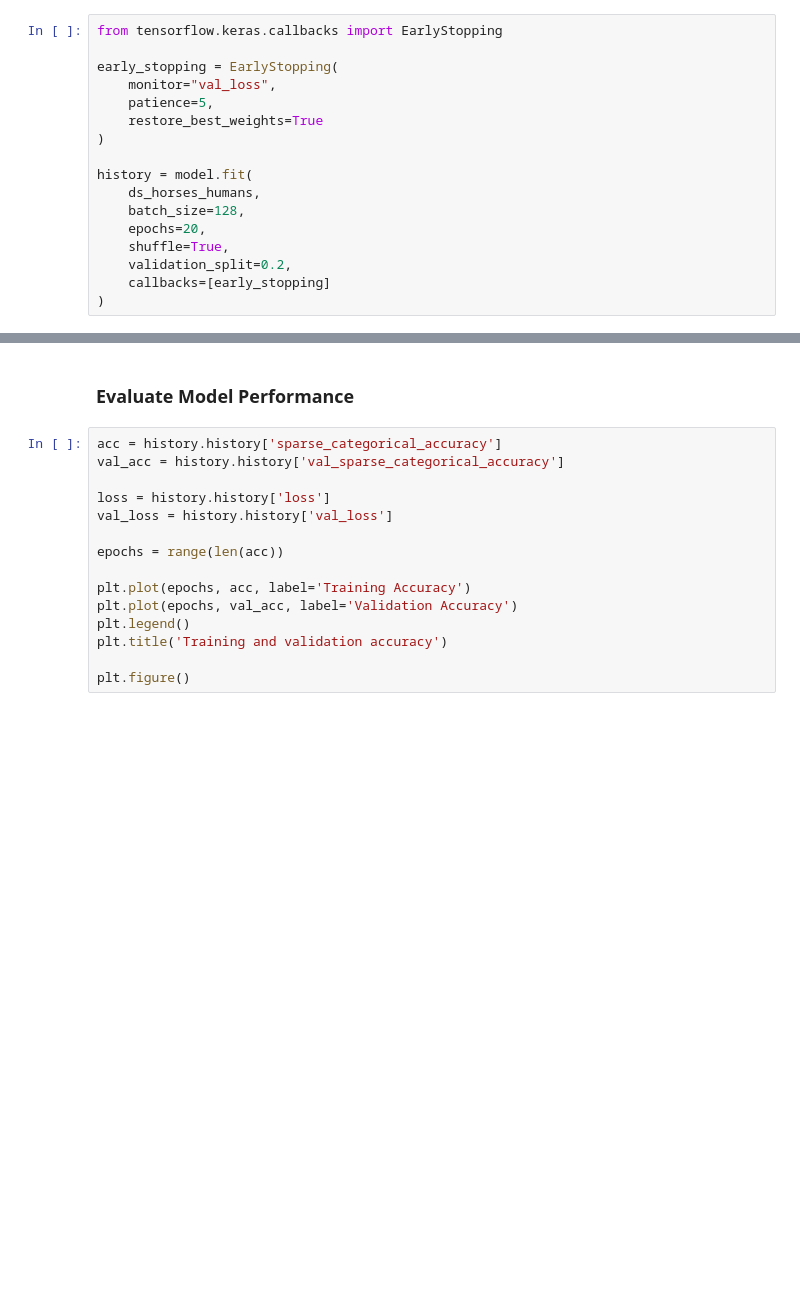
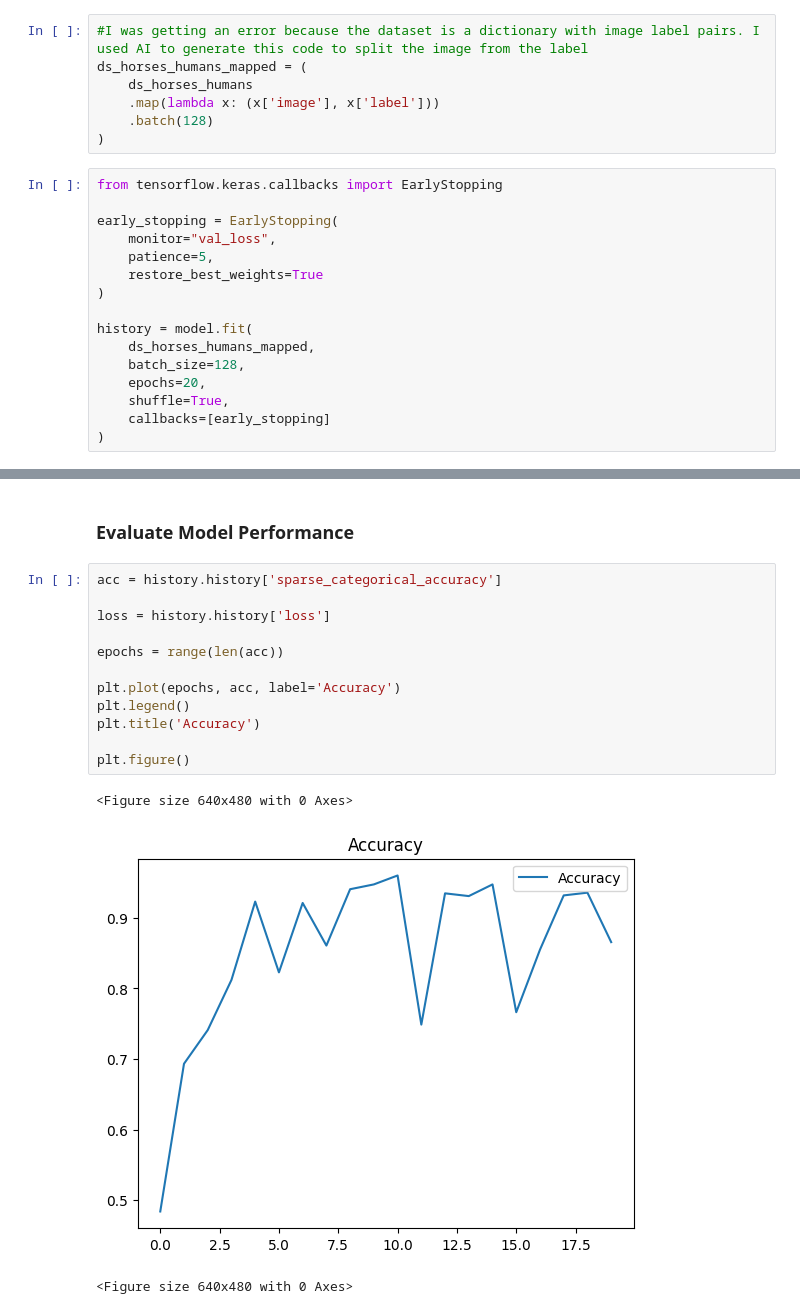
Before and after one commit to tsal4/data2000_labs, a Jupyter notebook: exams/sp2026_final.ipynb, the cells around one changed output, grey strips where cells are left out. Saved outputs shown, nothing was run; the diff lists cells and outputs as text; blank space fills up the shorter version.

```diff
--- a/exams/sp2026_final.ipynb
+++ b/exams/sp2026_final.ipynb
@@ -258,6 +254,13 @@ Model: "functional"
  Non-trainable params: 0 (0.00 B)
 # %% [markdown]
 ### Train the Model
+# %%
+#I was getting an error because the dataset is a dictionary with image label pairs. I used AI to generate this code to split the image from the label
+ds_horses_humans_mapped = (
+    ds_horses_humans
+    .map(lambda x: (x['image'], x['label']))
+    .batch(128)
+)
 # %%
 from tensorflow.keras.callbacks import EarlyStopping
 
@@ -268,10 +271,9 @@ early_stopping = EarlyStopping(
 )
 
 history = model.fit(
-    ds_horses_humans,
+    ds_horses_humans_mapped,
     batch_size=128,
     epochs=20,
     shuffle=True,
-    validation_split=0.2,
     callbacks=[early_stopping]
 )
@@ -279,17 +303,18 @@ history = model.fit(
 ### Evaluate Model Performance
 # %%
 acc = history.history['sparse_categorical_accuracy']
-val_acc = history.history['val_sparse_categorical_accuracy']
 
 loss = history.history['loss']
-val_loss = history.history['val_loss']
 
 epochs = range(len(acc))
 
-plt.plot(epochs, acc, label='Training Accuracy')
-plt.plot(epochs, val_acc, label='Validation Accuracy')
+plt.plot(epochs, acc, label='Accuracy')
 plt.legend()
-plt.title('Training and validation accuracy')
+plt.title('Accuracy')
 
 plt.figure()
+# %% [output]
+<Figure size 640x480 with 0 Axes>
+[figure, added]
+<Figure size 640x480 with 0 Axes>
 # %%
```
Also changed, not shown: parts of 8 cells of this notebook.
